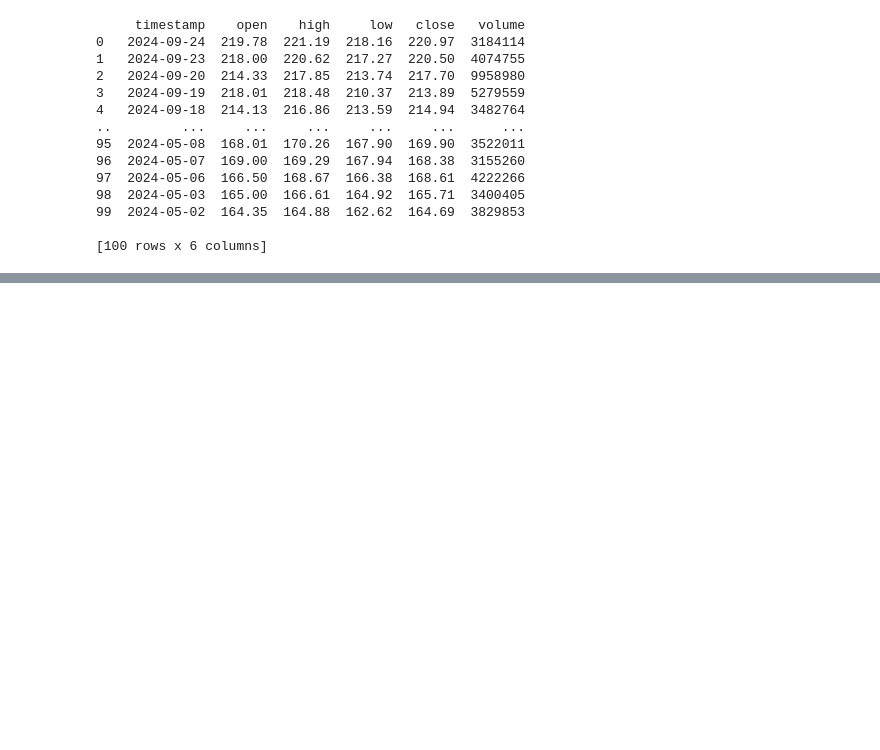
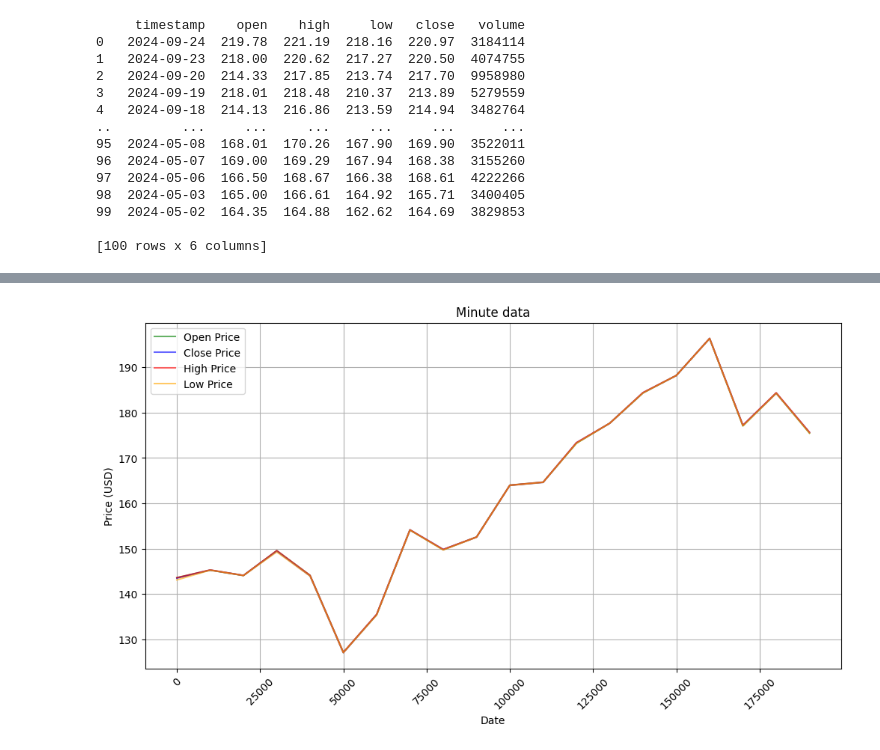
Before and after one commit to VygintasB/Practical-Investing-Fundamentals, a Jupyter notebook: 01_pandas_numpy_basics.ipynb, the cells around one changed output, grey strips where cells are left out. Saved outputs shown, nothing was run; the diff lists cells and outputs as text; code cells hidden in the pictures; blank space fills up the shorter version.

```diff
--- a/01_pandas_numpy_basics.ipynb
+++ b/01_pandas_numpy_basics.ipynb
@@ -227,13 +243,5 @@ FileNotFoundError: [Errno 2] No such file or directory: 'C:\\Users\\vygin\\Deskt
 # %%
-import os
-
-csv_path = r"C:\Users\vygin\Desktop\uni\5 semestras\Praktiniai investavimo pagrindai\AAPL_1min_firstratedata.csv"
-if not os.path.exists(csv_path):
-    raise FileNotFoundError(f"File not found: {csv_path}")
-
-min = pd.read_csv(csv_path)
-print(min)
-print(min.dtypes)
+min = pd.read_csv(r"C:\Users\vygin\Desktop\uni\5 semestras\Praktiniai investavimo pagrindai\Papildomi\AAPL_1min_firstratedata.csv")
 
 print(min)
 print(min.dtypes)
@@ -242 +283,20 @@ FileNotFoundError: [Errno 2] No such file or directory: 'C:/Users/vygin/Desktop/
+# %%
+min_sumazintas= min.iloc[::10000]
+
+plt.figure(figsize=(12, 6))
+
+plt.plot(min_sumazintas['open'], label='Open Price', color='green', alpha=0.6)
+plt.plot(min_sumazintas['close'], label='Close Price', color='blue', alpha=0.6)
+plt.plot(min_sumazintas['high'], label='High Price', color='red', alpha=0.6)
+plt.plot(min_sumazintas['low'], label='Low Price', color='orange', alpha=0.6)
+
+plt.title('Minute data')
+plt.xlabel('Date')
+plt.ylabel('Price (USD)')
+plt.xticks(rotation=45)
+plt.legend()
+plt.grid(True)
+plt.show()
+# %% [output]
+[figure, added]
 # %%
```
Also changed, not shown: parts of 15 cells of this notebook, 3 other files.
